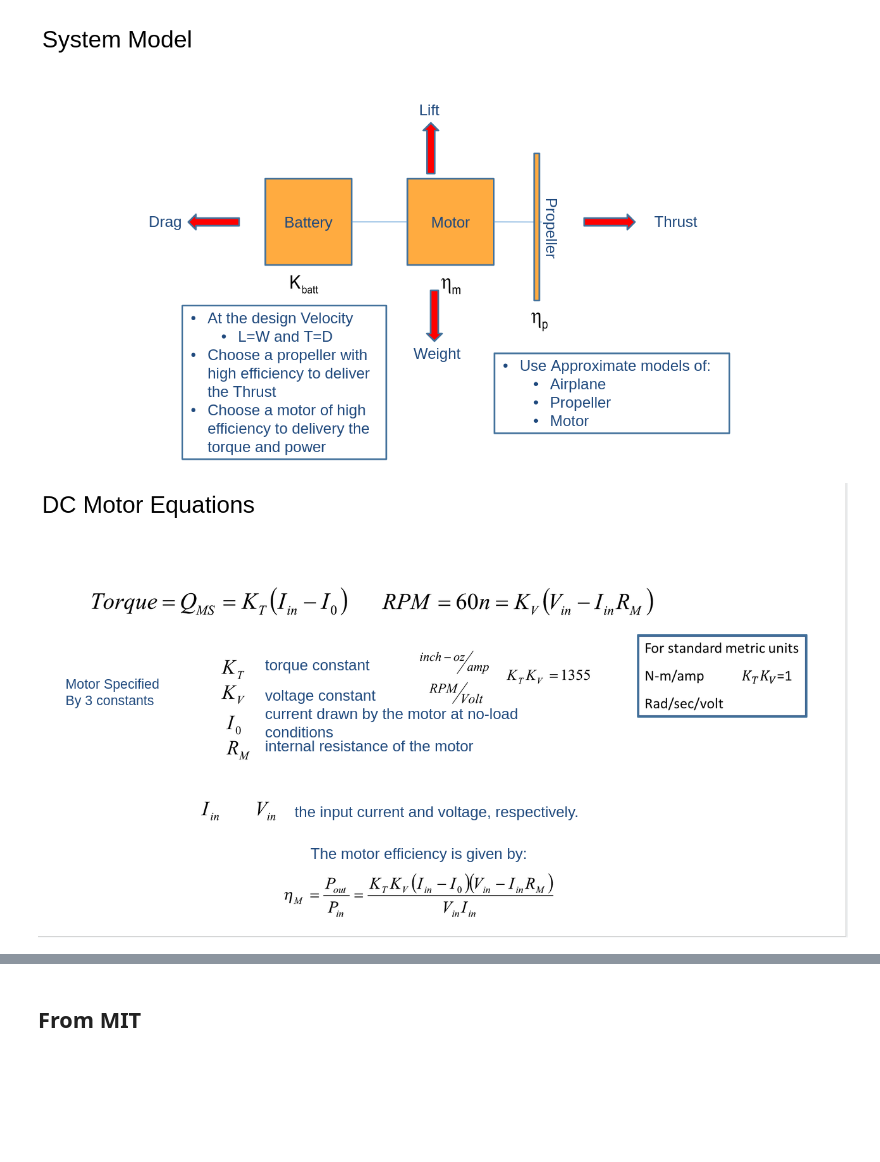
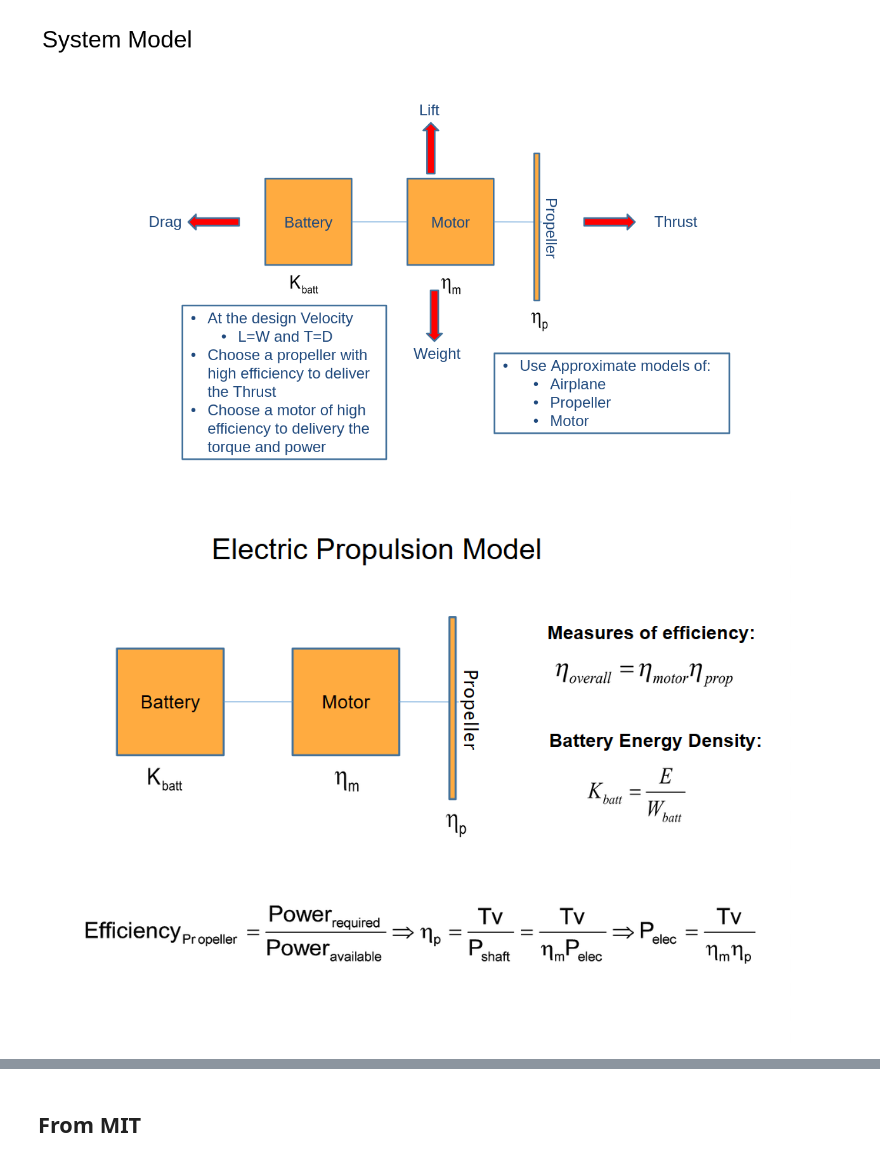
Before and after one commit to Fishabh/aae451-notebook, a Jupyter notebook: propulsion.ipynb, the cells around one changed output, grey strips where cells are left out. Drawn from its saved outputs; the diff is of its cells as text; code cells hidden in the pictures; blank space fills up the shorter version.

```diff
--- a/propulsion.ipynb
+++ b/propulsion.ipynb
@@ -1,15 +1,16 @@
 # %%
 from IPython.display import Image, IFrame, Math
 
 dc_motor_eq = Image(filename='propstuff/dcmotorequations.png')
 propparam = Image(filename='propstuff/propparam.png')
 static_thrust = Image(filename='propstuff/staticthrust.png')
 system_model = Image(filename='propstuff/systemmodel.png')
 approx_prop_model = Image(filename='propstuff/approxpropmodel.png')
-images = [system_model, dc_motor_eq, propparam, static_thrust, approx_prop_model]
+electric_prop_model = Image(filename='propstuff/Electric Propulsion Model.png')
+images = [system_model, electric_prop_model, dc_motor_eq, propparam, static_thrust, approx_prop_model]
 
 for image in images:
     display(image)
 # %% [output]
 [figure]
-[figure, old version]
+[figure, new version]
```
Also changed, not shown: parts of 4 cells of this notebook.
